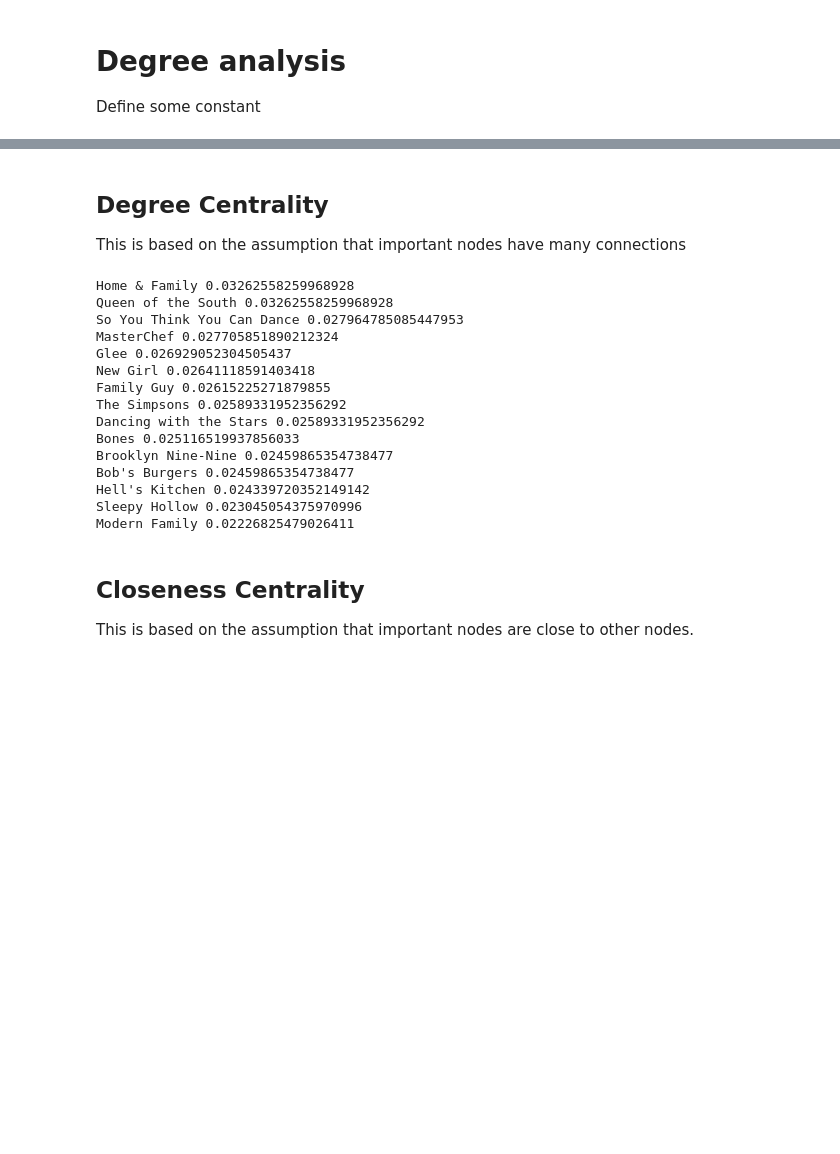
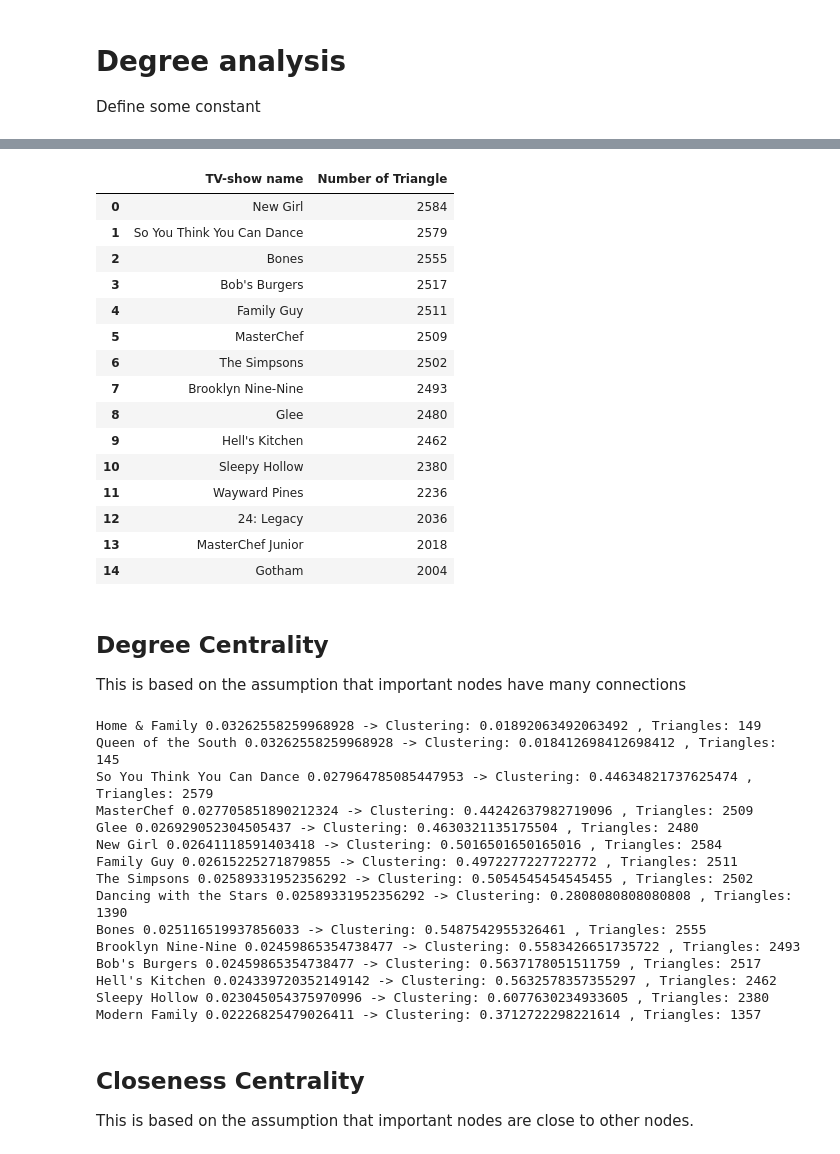
Before and after one commit to tommasopessina/TV-Show-Network-Analysis, a Jupyter notebook: Project.ipynb, the cells around one changed output, grey strips where cells are left out. Drawn from its saved outputs; the diff is of its cells as text; code cells hidden in the pictures; blank space fills up the shorter version.

```diff
--- a/Project.ipynb
+++ b/Project.ipynb
@@ -81,3 +134,39 @@ max_element = 15
+# %%
+triangle = nx.triangles(graph)
+triangles = sorted(triangle.items(), key=lambda x: x[1], reverse=True)
+
+t = []
+name = []
+dft = pd.DataFrame()
+
+count=0
+for i in triangles:
+    if count==max_element:
+        break
+    count=count+1
+    name.append(i[0])
+    t.append(i[1])
+
+dft["TV-show name"] = name
+dft["Number of Triangle"] = t
+dft.style
+# %% [output]
+|  | TV-show name | Number of Triangle |
+| 0 | New Girl | 2584 |
+| 1 | So You Think You Can Dance | 2579 |
+| 2 | Bones | 2555 |
+| 3 | Bob's Burgers | 2517 |
+| 4 | Family Guy | 2511 |
+| 5 | MasterChef | 2509 |
+| 6 | The Simpsons | 2502 |
+| 7 | Brooklyn Nine-Nine | 2493 |
+| 8 | Glee | 2480 |
+| 9 | Hell's Kitchen | 2462 |
+| 10 | Sleepy Hollow | 2380 |
+| 11 | Wayward Pines | 2236 |
+| 12 | 24: Legacy | 2036 |
+| 13 | MasterChef Junior | 2018 |
+| 14 | Gotham | 2004 |
 # %% [markdown]
 ## Degree Centrality
 This is based on the assumption that important nodes have many connections
@@ -93,24 +182,24 @@ for i in sort_orders:
     if count==max_element:
         break
     count=count+1
-    print(i[0], i[1])
+    print(i[0], i[1], "-> Clustering:",clustering[i[0]],", Triangles:",triangle[i[0]])
     degree_centr.append(i[0])
 # %% [output]
-Home & Family 0.03262558259968928
-Queen of the South 0.03262558259968928
-So You Think You Can Dance 0.027964785085447953
-MasterChef 0.027705851890212324
-Glee 0.026929052304505437
-New Girl 0.02641118591403418
-Family Guy 0.02615225271879855
-The Simpsons 0.02589331952356292
-Dancing with the Stars 0.02589331952356292
-Bones 0.025116519937856033
-Brooklyn Nine-Nine 0.02459865354738477
-Bob's Burgers 0.02459865354738477
-Hell's Kitchen 0.024339720352149142
-Sleepy Hollow 0.023045054375970996
-Modern Family 0.02226825479026411
+Home & Family 0.03262558259968928 -> Clustering: 0.01892063492063492 , Triangles: 149
+Queen of the South 0.03262558259968928 -> Clustering: 0.018412698412698412 , Triangles: 145
+So You Think You Can Dance 0.027964785085447953 -> Clustering: 0.44634821737625474 , Triangles: 2579
+MasterChef 0.027705851890212324 -> Clustering: 0.44242637982719096 , Triangles: 2509
+Glee 0.026929052304505437 -> Clustering: 0.4630321135175504 , Triangles: 2480
+New Girl 0.02641118591403418 -> Clustering: 0.5016501650165016 , Triangles: 2584
+Family Guy 0.02615225271879855 -> Clustering: 0.4972277227722772 , Triangles: 2511
+The Simpsons 0.02589331952356292 -> Clustering: 0.5054545454545455 , Triangles: 2502
+Dancing with the Stars 0.02589331952356292 -> Clustering: 0.2808080808080808 , Triangles: 1390
+Bones 0.025116519937856033 -> Clustering: 0.5487542955326461 , Triangles: 2555
+Brooklyn Nine-Nine 0.02459865354738477 -> Clustering: 0.5583426651735722 , Triangles: 2493
+Bob's Burgers 0.02459865354738477 -> Clustering: 0.5637178051511759 , Triangles: 2517
+Hell's Kitchen 0.024339720352149142 -> Clustering: 0.5632578357355297 , Triangles: 2462
+Sleepy Hollow 0.023045054375970996 -> Clustering: 0.6077630234933605 , Triangles: 2380
+Modern Family 0.02226825479026411 -> Clustering: 0.3712722298221614 , Triangles: 1357
 # %% [markdown]
 ## Closeness Centrality
 This is based on the assumption that important nodes are close to other nodes.
```
Also changed, not shown: parts of 12 cells of this notebook.
